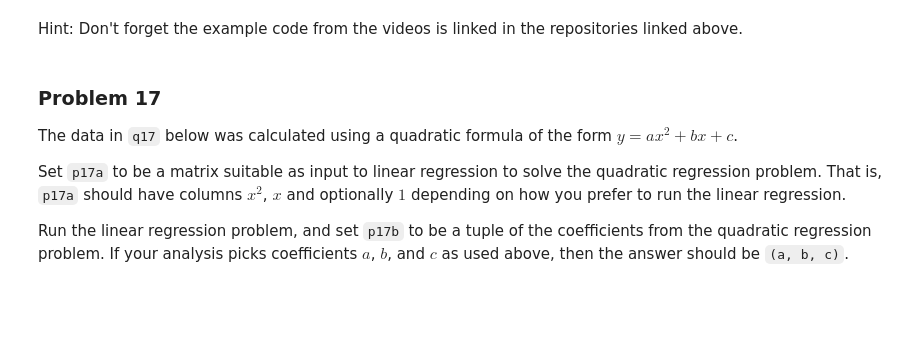
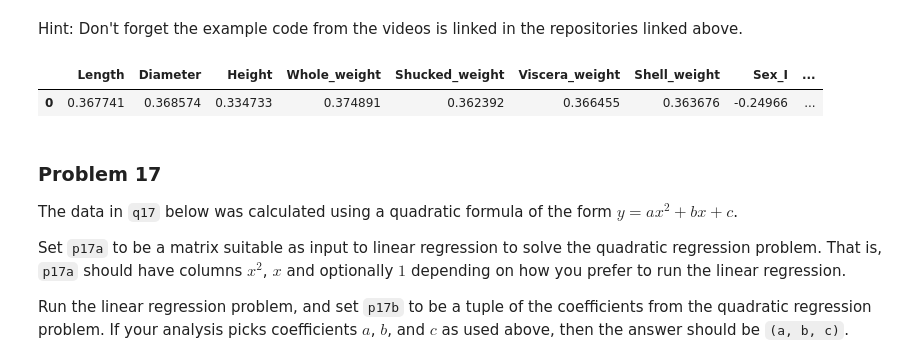
Before and after one commit to stefanie-the-engineer/bu-dx601-homework-08-smkenyon, a Jupyter notebook: homework.ipynb, the cells around one changed output. Drawn from its saved outputs; the diff is of its cells as text; code cells hidden in the pictures; blank space fills up the shorter version.

```diff
--- a/homework.ipynb
+++ b/homework.ipynb
@@ -383,6 +383,11 @@ pca.fit(X_scaled)
 p16_array = pca.components_[0]
 
 p16 = pd.DataFrame([p16_array], columns = X.columns)
+# %%
+p16
+# %% [output]
+|  | Length | Diameter | Height | Whole_weight | Shucked_weight | Viscera_weight | Shell_weight | Sex_I | ... |
+| 0 | 0.367741 | 0.368574 | 0.334733 | 0.374891 | 0.362392 | 0.366455 | 0.363676 | -0.24966 | ... |
 # %% [markdown]
 ### Problem 17
 
```
